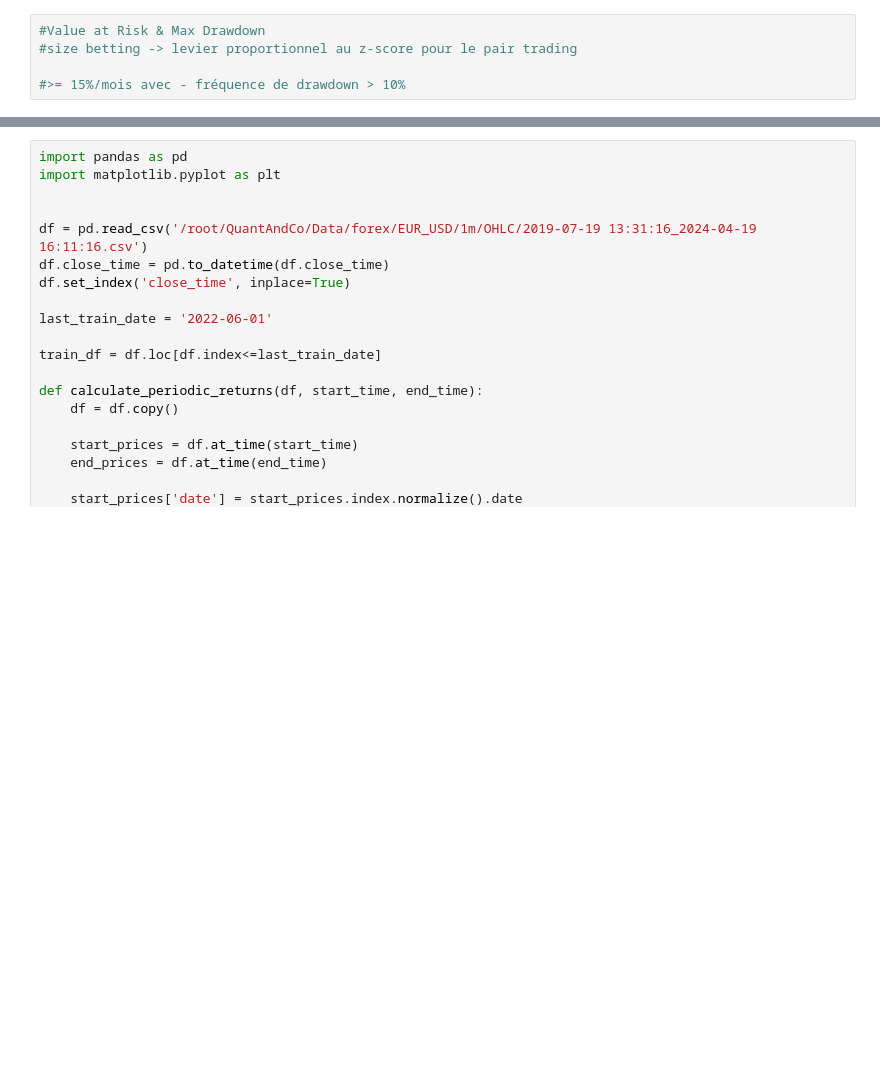
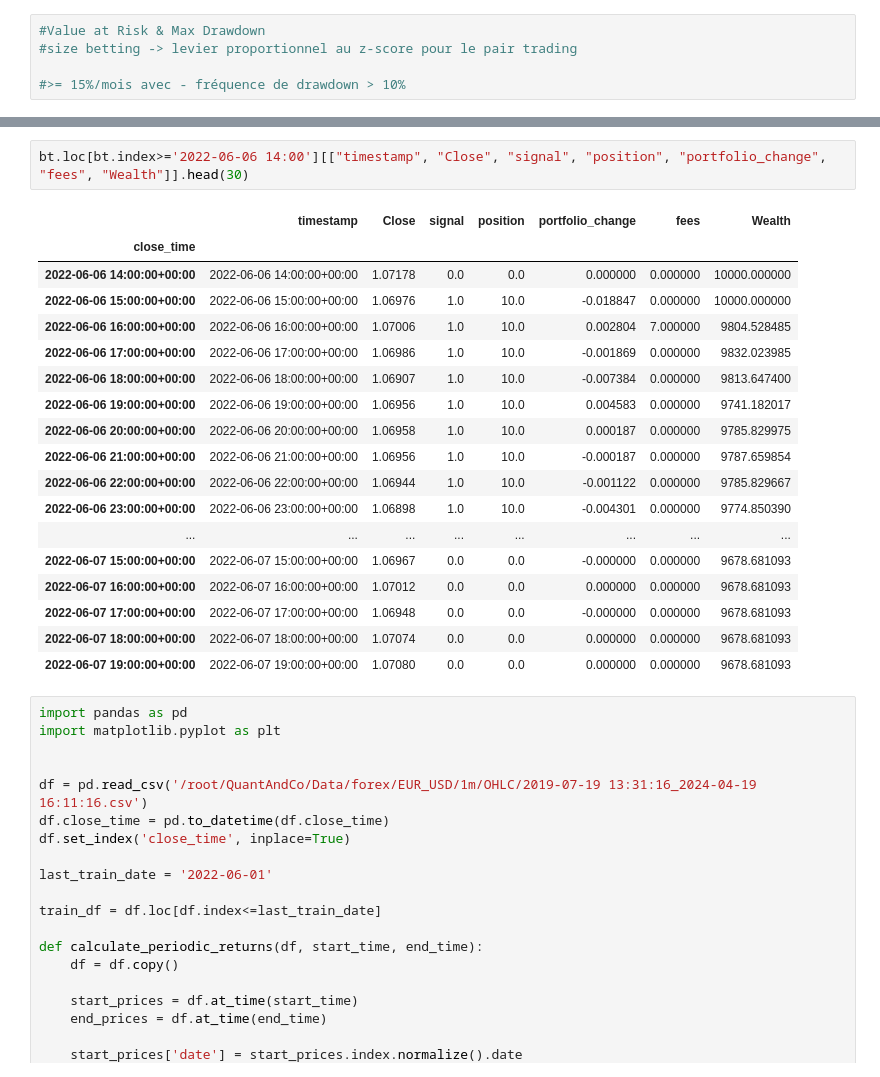
Before and after one commit to vtroude/QuantAndCo, a Jupyter notebook: Research/Forex_MeanReversion.ipynb, the cells around one changed output, grey strips where cells are left out. Drawn from its saved outputs; the diff is of its cells as text; blank space fills up the shorter version.

```diff
--- a/Research/Forex_MeanReversion.ipynb
+++ b/Research/Forex_MeanReversion.ipynb
@@ -178,3 +222,24 @@ bt[["Wealth"]].plot()
+# %%
+bt.loc[bt.index>='2022-06-06 14:00'][["timestamp", "Close", "signal", "position", "portfolio_change", "fees", "Wealth"]].head(30)
+# %% [output]
+|  | timestamp | Close | signal | position | portfolio_change | fees | Wealth |
+| close_time |  |  |  |  |  |  |  |
+| 2022-06-06 14:00:00+00:00 | 2022-06-06 14:00:00+00:00 | 1.07178 | 0.0 | 0.0 | 0.000000 | 0.000000 | 10000.000000 |
+| 2022-06-06 15:00:00+00:00 | 2022-06-06 15:00:00+00:00 | 1.06976 | 1.0 | 10.0 | -0.018847 | 0.000000 | 10000.000000 |
+| 2022-06-06 16:00:00+00:00 | 2022-06-06 16:00:00+00:00 | 1.07006 | 1.0 | 10.0 | 0.002804 | 7.000000 | 9804.528485 |
+| 2022-06-06 17:00:00+00:00 | 2022-06-06 17:00:00+00:00 | 1.06986 | 1.0 | 10.0 | -0.001869 | 0.000000 | 9832.023985 |
+| 2022-06-06 18:00:00+00:00 | 2022-06-06 18:00:00+00:00 | 1.06907 | 1.0 | 10.0 | -0.007384 | 0.000000 | 9813.647400 |
+| 2022-06-06 19:00:00+00:00 | 2022-06-06 19:00:00+00:00 | 1.06956 | 1.0 | 10.0 | 0.004583 | 0.000000 | 9741.182017 |
+| 2022-06-06 20:00:00+00:00 | 2022-06-06 20:00:00+00:00 | 1.06958 | 1.0 | 10.0 | 0.000187 | 0.000000 | 9785.829975 |
+| 2022-06-06 21:00:00+00:00 | 2022-06-06 21:00:00+00:00 | 1.06956 | 1.0 | 10.0 | -0.000187 | 0.000000 | 9787.659854 |
+| 2022-06-06 22:00:00+00:00 | 2022-06-06 22:00:00+00:00 | 1.06944 | 1.0 | 10.0 | -0.001122 | 0.000000 | 9785.829667 |
+| 2022-06-06 23:00:00+00:00 | 2022-06-06 23:00:00+00:00 | 1.06898 | 1.0 | 10.0 | -0.004301 | 0.000000 | 9774.850390 |
+| ... | ... | ... | ... | ... | ... | ... | ... |
+| 2022-06-07 15:00:00+00:00 | 2022-06-07 15:00:00+00:00 | 1.06967 | 0.0 | 0.0 | -0.000000 | 0.000000 | 9678.681093 |
+| 2022-06-07 16:00:00+00:00 | 2022-06-07 16:00:00+00:00 | 1.07012 | 0.0 | 0.0 | 0.000000 | 0.000000 | 9678.681093 |
+| 2022-06-07 17:00:00+00:00 | 2022-06-07 17:00:00+00:00 | 1.06948 | 0.0 | 0.0 | -0.000000 | 0.000000 | 9678.681093 |
+| 2022-06-07 18:00:00+00:00 | 2022-06-07 18:00:00+00:00 | 1.07074 | 0.0 | 0.0 | 0.000000 | 0.000000 | 9678.681093 |
+| 2022-06-07 19:00:00+00:00 | 2022-06-07 19:00:00+00:00 | 1.07080 | 0.0 | 0.0 | 0.000000 | 0.000000 | 9678.681093 |
 # %%
 import pandas as pd
 import matplotlib.pyplot as plt
```
Also changed, not shown: parts of 5 cells of this notebook, 4 other files.
